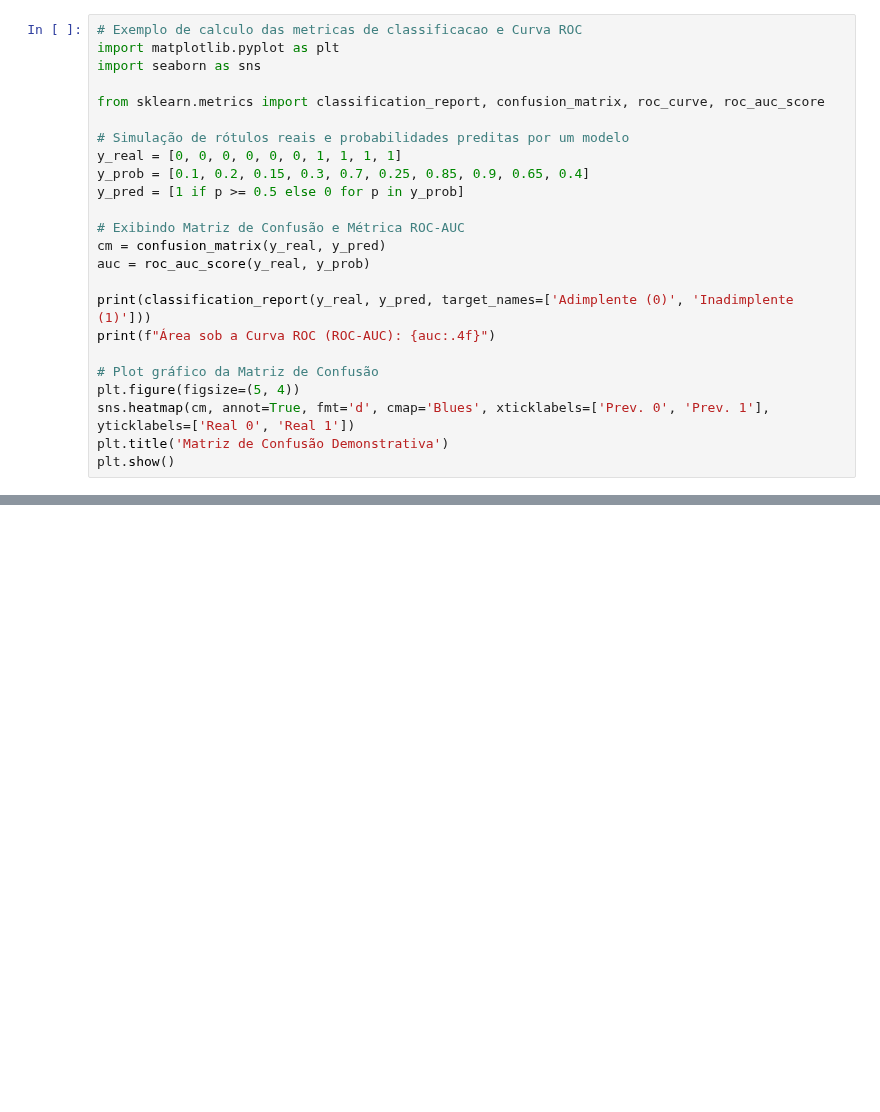
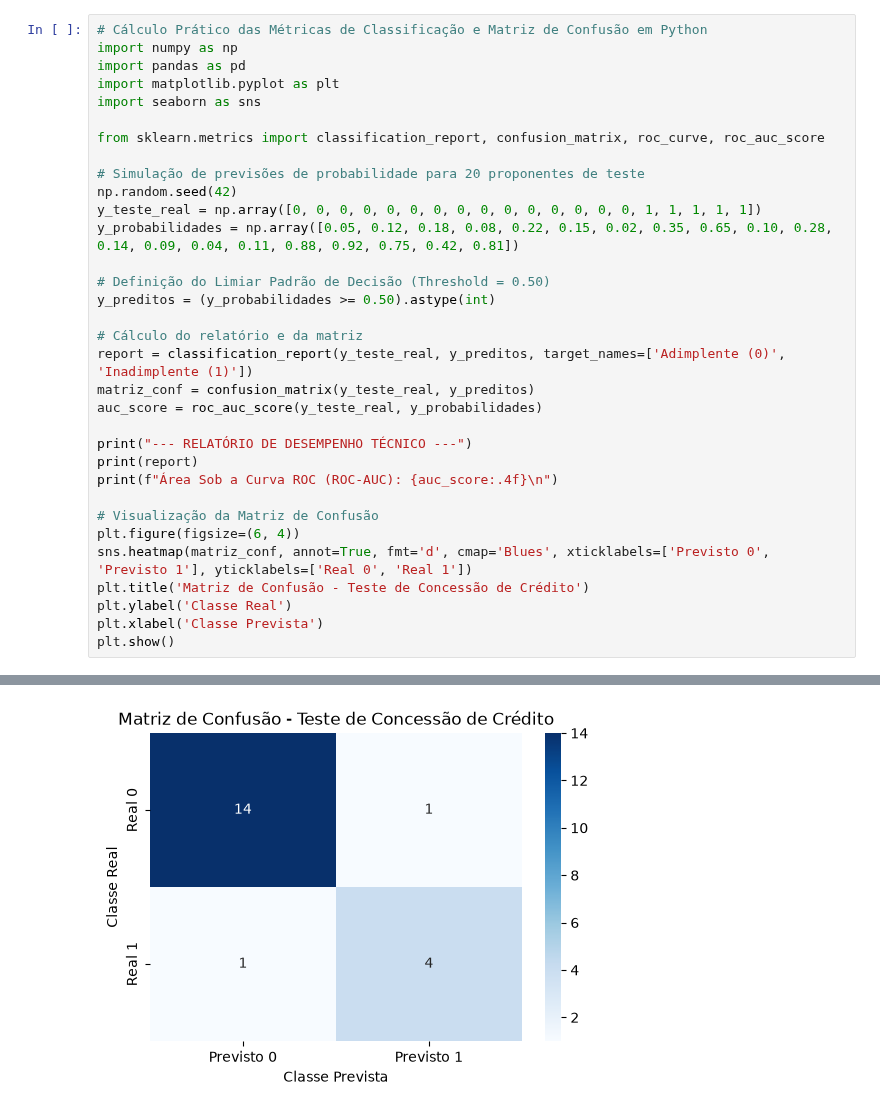
Before and after one commit to profAndreSouza/Material, a Jupyter notebook: Ciencia de Dados/aulas/semana_02.ipynb, the cells around one changed output, grey strips where cells are left out. Drawn from its saved outputs; the diff is of its cells as text; blank space fills up the shorter version.

Commit message:
Remove old .md lesson files for weeks 1-3, replace with executed Jupyter Notebooks (.ipynb) containing pre-rendered plot outputs and PT-BR infographics

```diff
--- a/Ciencia de Dados/aulas/semana_02.ipynb
+++ b/Ciencia de Dados/aulas/semana_02.ipynb
@@ -44,24 +54,34 @@ A **Curva ROC** (*Receiver Operating Characteristic*) plota a taxa de Verdadeiro
 # %%
-# Exemplo de calculo das metricas de classificacao e Curva ROC
+# Cálculo Prático das Métricas de Classificação e Matriz de Confusão em Python
+import numpy as np
+import pandas as pd
 import matplotlib.pyplot as plt
 import seaborn as sns
 
 from sklearn.metrics import classification_report, confusion_matrix, roc_curve, roc_auc_score
 
-# Simulação de rótulos reais e probabilidades preditas por um modelo
-y_real = [0, 0, 0, 0, 0, 0, 1, 1, 1, 1]
-y_prob = [0.1, 0.2, 0.15, 0.3, 0.7, 0.25, 0.85, 0.9, 0.65, 0.4]
-y_pred = [1 if p >= 0.5 else 0 for p in y_prob]
+# Simulação de previsões de probabilidade para 20 proponentes de teste
+np.random.seed(42)
+y_teste_real = np.array([0, 0, 0, 0, 0, 0, 0, 0, 0, 0, 0, 0, 0, 0, 0, 1, 1, 1, 1, 1])
+y_probabilidades = np.array([0.05, 0.12, 0.18, 0.08, 0.22, 0.15, 0.02, 0.35, 0.65, 0.10, 0.28, 0.14, 0.09, 0.04, 0.11, 0.88, 0.92, 0.75, 0.42, 0.81])
 
-# Exibindo Matriz de Confusão e Métrica ROC-AUC
-cm = confusion_matrix(y_real, y_pred)
-auc = roc_auc_score(y_real, y_prob)
+# Definição do Limiar Padrão de Decisão (Threshold = 0.50)
+y_preditos = (y_probabilidades >= 0.50).astype(int)
 
-print(classification_report(y_real, y_pred, target_names=['Adimplente (0)', 'Inadimplente (1)']))
-print(f"Área sob a Curva ROC (ROC-AUC): {auc:.4f}")
+# Cálculo do relatório e da matriz
+report = classification_report(y_teste_real, y_preditos, target_names=['Adimplente (0)', 'Inadimplente (1)'])
+matriz_conf = confusion_matrix(y_teste_real, y_preditos)
+auc_score = roc_auc_score(y_teste_real, y_probabilidades)
 
-# Plot gráfico da Matriz de Confusão
-plt.figure(figsize=(5, 4))
-sns.heatmap(cm, annot=True, fmt='d', cmap='Blues', xticklabels=['Prev. 0', 'Prev. 1'], yticklabels=['Real 0', 'Real 1'])
-plt.title('Matriz de Confusão Demonstrativa')
+print("--- RELATÓRIO DE DESEMPENHO TÉCNICO ---")
+print(report)
+print(f"Área Sob a Curva ROC (ROC-AUC): {auc_score:.4f}\n")
+
+# Visualização da Matriz de Confusão
+plt.figure(figsize=(6, 4))
+sns.heatmap(matriz_conf, annot=True, fmt='d', cmap='Blues', xticklabels=['Previsto 0', 'Previsto 1'], yticklabels=['Real 0', 'Real 1'])
+plt.title('Matriz de Confusão - Teste de Concessão de Crédito')
+plt.ylabel('Classe Real')
+plt.xlabel('Classe Prevista')
 plt.show()
+# %% [output]
@@ -67,0 +99 @@ plt.show()
+[figure, added]
```
Also changed, not shown: parts of 11 cells of this notebook, 9 other files.
